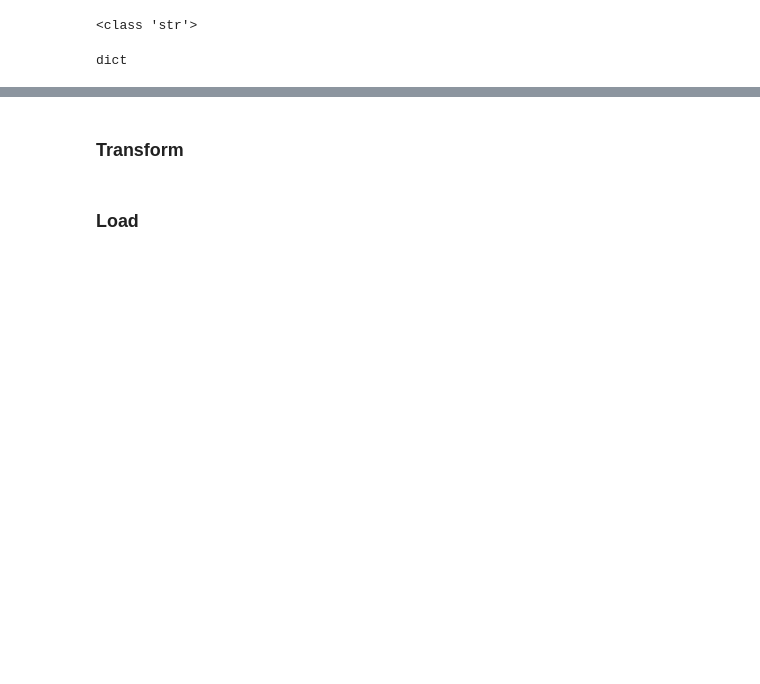
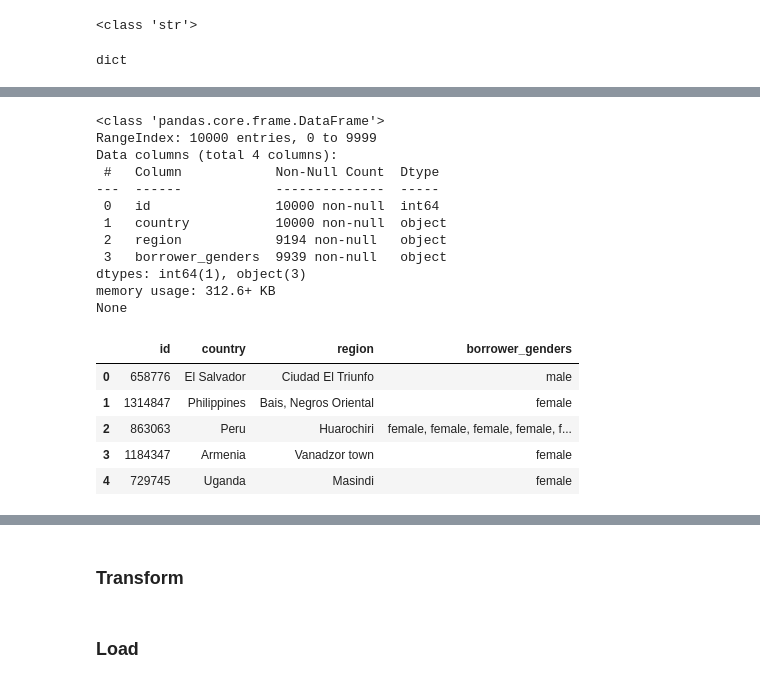
Before and after one commit to hawkeyedatatsai/Data-Enrichment-Mock-Belt-Exam, a Jupyter notebook: Analyzing API data on customer sales.ipynb, the cells around one changed output, grey strips where cells are left out. Cells and saved outputs as stored; diff of their text form; code cells hidden in the pictures; blank space fills up the shorter version.

```diff
--- a/Analyzing API data on customer sales.ipynb
+++ b/Analyzing API data on customer sales.ipynb
@@ -37,0 +89,23 @@ dict
+# %%
+demographics=pd.DataFrame(results['data']['demographics'])
+print(demographics.info())
+demographics.head()
+# %% [output]
+<class 'pandas.core.frame.DataFrame'>
+RangeIndex: 10000 entries, 0 to 9999
+Data columns (total 4 columns):
+ #   Column            Non-Null Count  Dtype
+---  ------            --------------  -----
+ 0   id                10000 non-null  int64
+ 1   country           10000 non-null  object
+ 2   region            9194 non-null   object
+ 3   borrower_genders  9939 non-null   object
+dtypes: int64(1), object(3)
+memory usage: 312.6+ KB
+None
+|  | id | country | region | borrower_genders |
+| 0 | 658776 | El Salvador | Ciudad El Triunfo | male |
+| 1 | 1314847 | Philippines | Bais, Negros Oriental | female |
+| 2 | 863063 | Peru | Huarochiri | female, female, female, female, f... |
+| 3 | 1184347 | Armenia | Vanadzor town | female |
+| 4 | 729745 | Uganda | Masindi | female |
```
Also changed, not shown: parts of 5 cells of this notebook.
